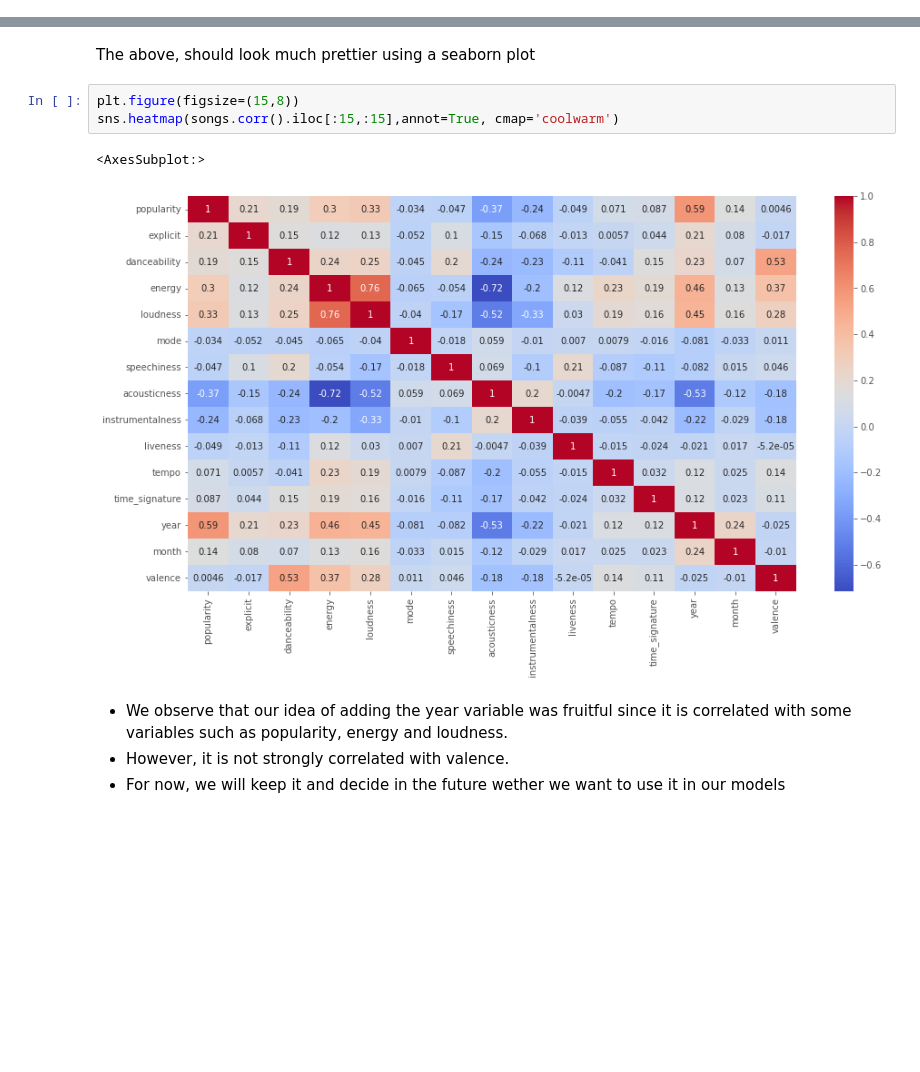
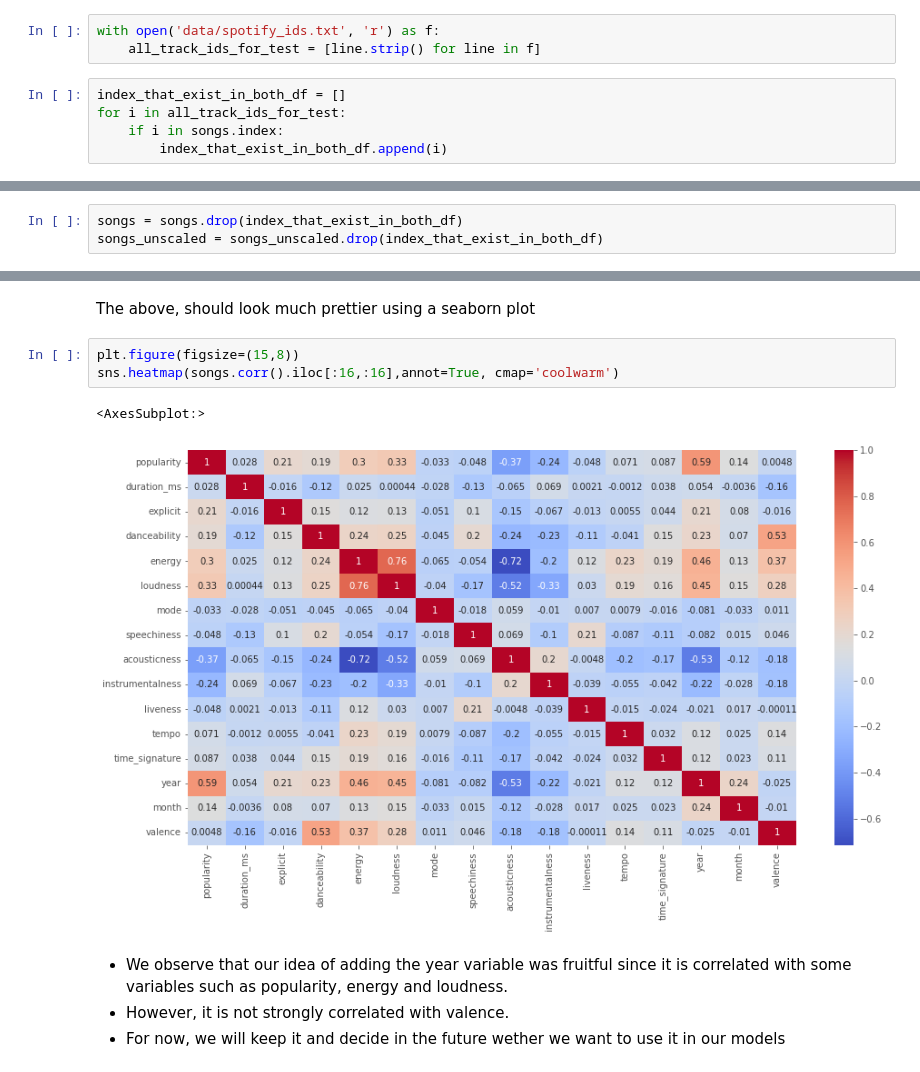
Before and after one commit to Nikos-Antonopoulos/Dissecting-Spotify-Valence, a Jupyter notebook: 3rd_assignment.ipynb, the cells around one changed output, grey strips where cells are left out. Saved outputs shown, nothing was run; the diff lists cells and outputs as text; blank space fills up the shorter version.

```diff
--- a/3rd_assignment.ipynb
+++ b/3rd_assignment.ipynb
@@ -222,0 +217,8 @@ songs_unscaled
+# %%
+with open('data/spotify_ids.txt', 'r') as f:
+    all_track_ids_for_test = [line.strip() for line in f]
+# %%
+index_that_exist_in_both_df = []
+for i in all_track_ids_for_test:
+    if i in songs.index:
+        index_that_exist_in_both_df.append(i)
@@ -222,0 +229,3 @@ songs_unscaled
+# %%
+songs = songs.drop(index_that_exist_in_both_df)
+songs_unscaled = songs_unscaled.drop(index_that_exist_in_both_df)
@@ -252,10 +266,10 @@ songs.corr().iloc[:15,:15]
 The above, should look much prettier using a seaborn plot
 # %%
 plt.figure(figsize=(15,8))
-sns.heatmap(songs.corr().iloc[:15,:15],annot=True, cmap='coolwarm')
+sns.heatmap(songs.corr().iloc[:16,:16],annot=True, cmap='coolwarm')
 # %% [output]
 <AxesSubplot:>
-[figure, old version]
+[figure, new version]
 # %% [markdown]
 * We observe that our idea of adding the year variable was fruitful since it is correlated with some variables such as popularity, energy and loudness.
 * However, it is not strongly correlated with valence.
```
Also changed, not shown: parts of 106 cells of this notebook, 1 other file.
